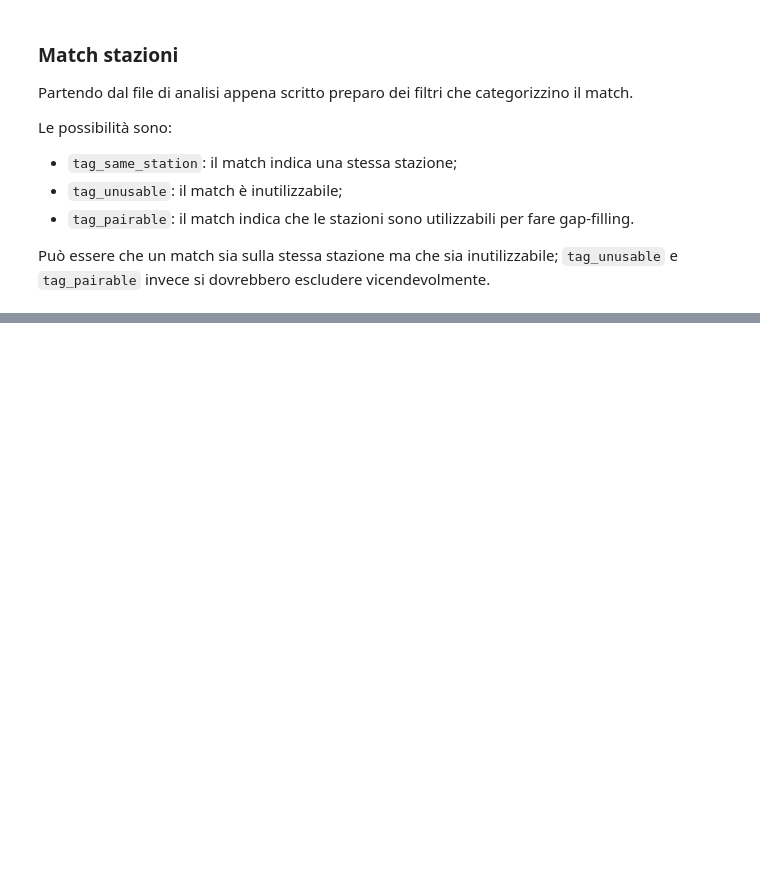
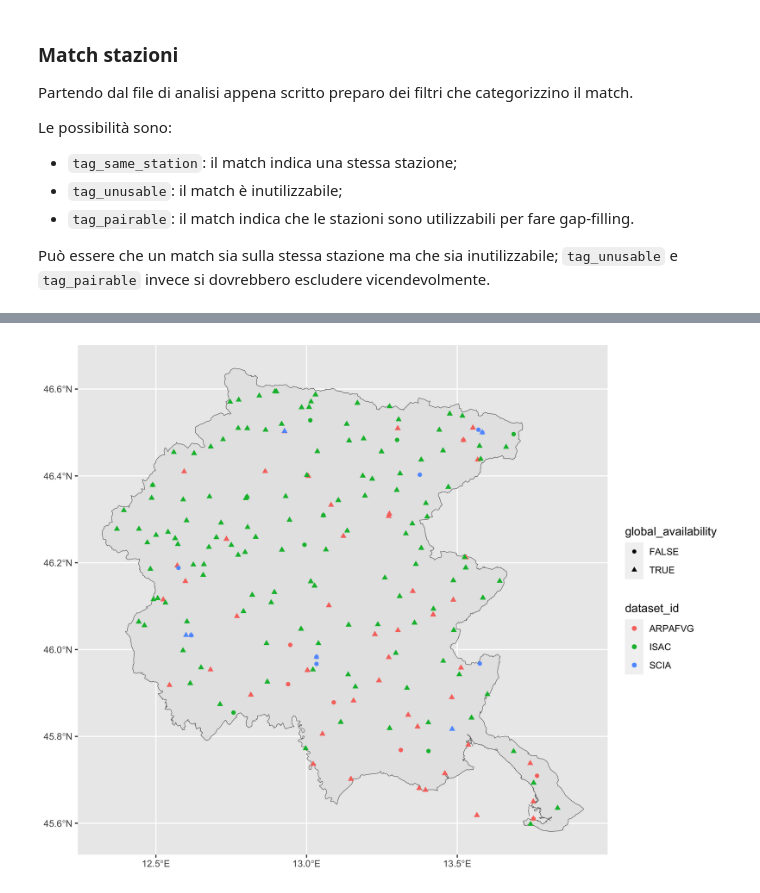
Before and after one commit to dnstudent/TesiMag, a Jupyter notebook: notebooks/integrazioni_regionali/FVG/FVG.ipynb, the cells around one changed output, grey strips where cells are left out. Saved outputs shown, nothing was run; the diff lists cells and outputs as text; code cells hidden in the pictures; blank space fills up the shorter version.

```diff
--- a/notebooks/integrazioni_regionali/FVG/FVG.ipynb
+++ b/notebooks/integrazioni_regionali/FVG/FVG.ipynb
@@ -163,3 +313,5 @@ p
 # %%
-c(p, climats) %<-% spatial_availabilities(ymonthly_avail |> filter(dataset_id == !!dataset_id), combined_database$meta, state_boundaries)
+c(p, climats) %<-% spatial_availabilities(ymonthly_avail, combined_database$meta, state_boundaries)
 p
+# %% [output]
+[figure, added]
```
Also changed, not shown: parts of 13 cells of this notebook, 3 other files.
